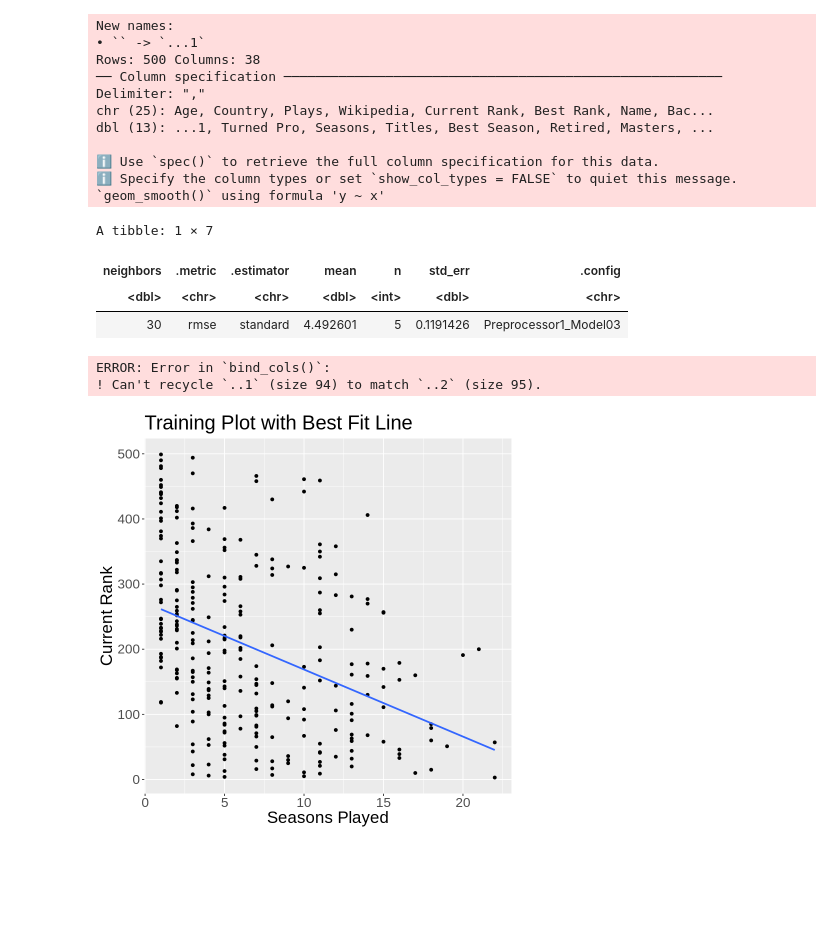
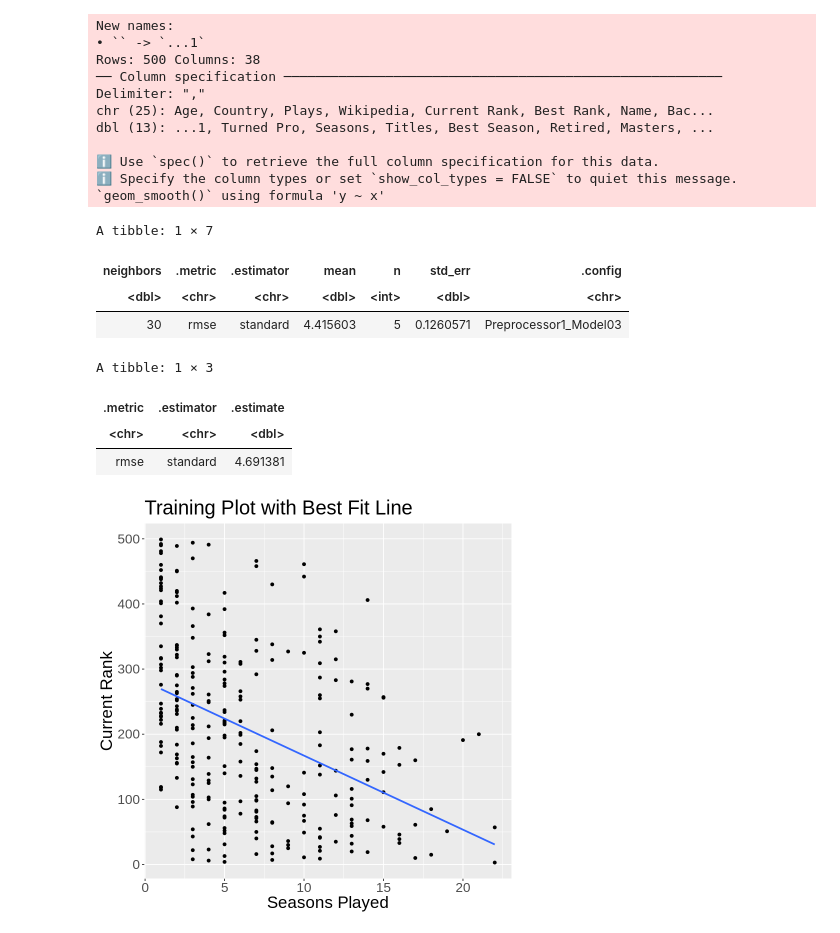
Before and after one commit to jialiu03/group21_project, a Jupyter notebook: project_code.ipynb, the cells around one changed output. Drawn from its saved outputs; the diff is of its cells as text; code cells hidden in the pictures; blank space fills up the shorter version.

```diff
--- a/project_code.ipynb
+++ b/project_code.ipynb
@@ -11,6 +11,7 @@ colnames(player_stats)[colnames(player_stats) == "Current Rank"] <- "Current_Ran
 player_stats <- player_stats |>
     separate(col = Current_Rank, into = c("current_rank", "other_rank"), sep = " ", convert = TRUE) |>
     filter(Seasons != " ") |>
+    filter(current_rank != "NA")|>
     select(Seasons, current_rank)
 
 # split it into training and testing datasets
@@ -65,34 +66,36 @@ player_min <- player_workflow |>
 player_min
 
 player_spec <- nearest_neighbor(weight_func = "rectangular", neighbors = 30) |>
     set_engine("kknn") |>
     set_mode("regression")
 player_knn_fit <- workflow() |>
     add_recipe(player_recipe) |>
     add_model(player_spec) |>
     fit(data = player_train)
 player_knn_prediction <- player_knn_fit |>
     predict(player_test) |>
     bind_cols(player_test) |>
     metrics(truth = Seasons, estimate = .pred) |>
     filter(.metric == "rmse")
 player_knn_prediction
 # %% [output]
 New names:
 • `` -> `...1`
 Rows: 500 Columns: 38
 ── Column specification ────────────────────────────────────────────────────────
 Delimiter: ","
 chr (25): Age, Country, Plays, Wikipedia, Current Rank, Best Rank, Name, Bac...
 dbl (13): ...1, Turned Pro, Seasons, Titles, Best Season, Retired, Masters, ...
 
 ℹ Use `spec()` to retrieve the full column specification for this data.
 ℹ Specify the column types or set `show_col_types = FALSE` to quiet this message.
 `geom_smooth()` using formula 'y ~ x'
 A tibble: 1 × 7
 | neighbors | .metric | .estimator | mean | n | std_err | .config |
 | <dbl> | <chr> | <chr> | <dbl> | <int> | <dbl> | <chr> |
-| 30 | rmse | standard | 4.492601 | 5 | 0.1191426 | Preprocessor1_Model03 |
+| 30 | rmse | standard | 4.415603 | 5 | 0.1260571 | Preprocessor1_Model03 |
-ERROR: Error in `bind_cols()`:
-! Can't recycle `..1` (size 94) to match `..2` (size 95).
+A tibble: 1 × 3
+| .metric | .estimator | .estimate |
+| <chr> | <chr> | <dbl> |
+| rmse | standard | 4.691381 |
-[figure, old version]
+[figure, new version]
```
Also changed, not shown: 1 other file.
